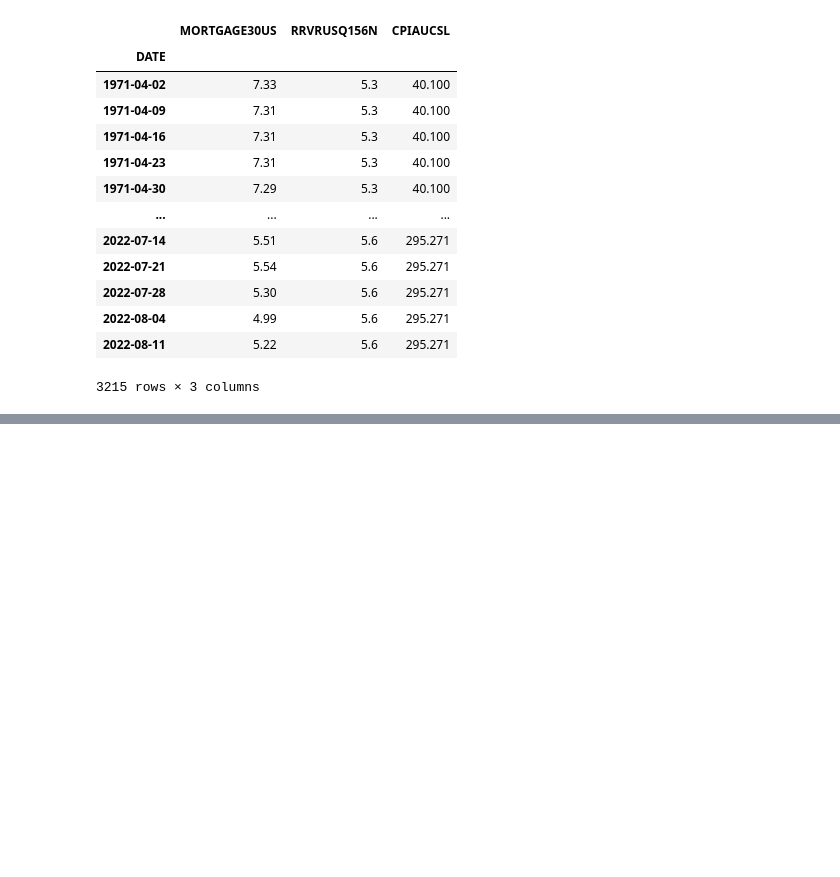
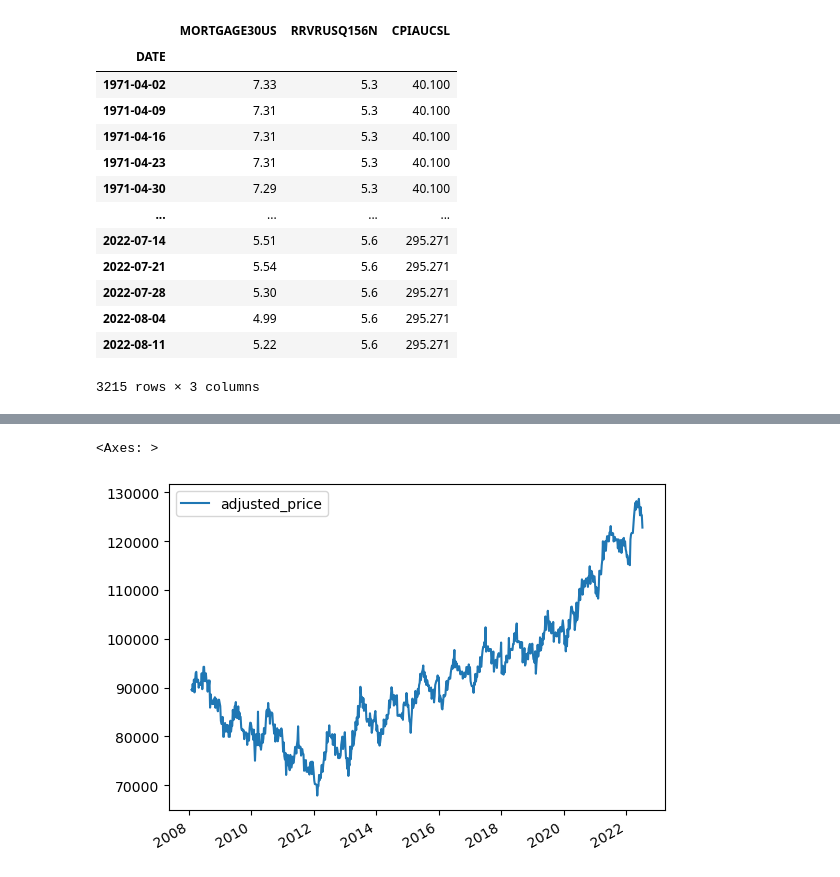
Before and after one commit to dyen66/house-price-prediction, a Jupyter notebook: House Price Prediction.ipynb, the cells around one changed output, grey strips where cells are left out. Cells and saved outputs as stored; diff of their text form; code cells hidden in the pictures; blank space fills up the shorter version.

```diff
--- a/House Price Prediction.ipynb
+++ b/House Price Prediction.ipynb
@@ -285,0 +289,5 @@ MergeError: Passing 'suffixes' which cause duplicate columns {'CPIAUCSL_y', 'RRV
+# %%
+price_data.plot.line(y='adjusted_price', use_index=True)
+# %% [output]
+<Axes: >
+[figure, added]
```
Also changed, not shown: parts of 29 cells of this notebook.
